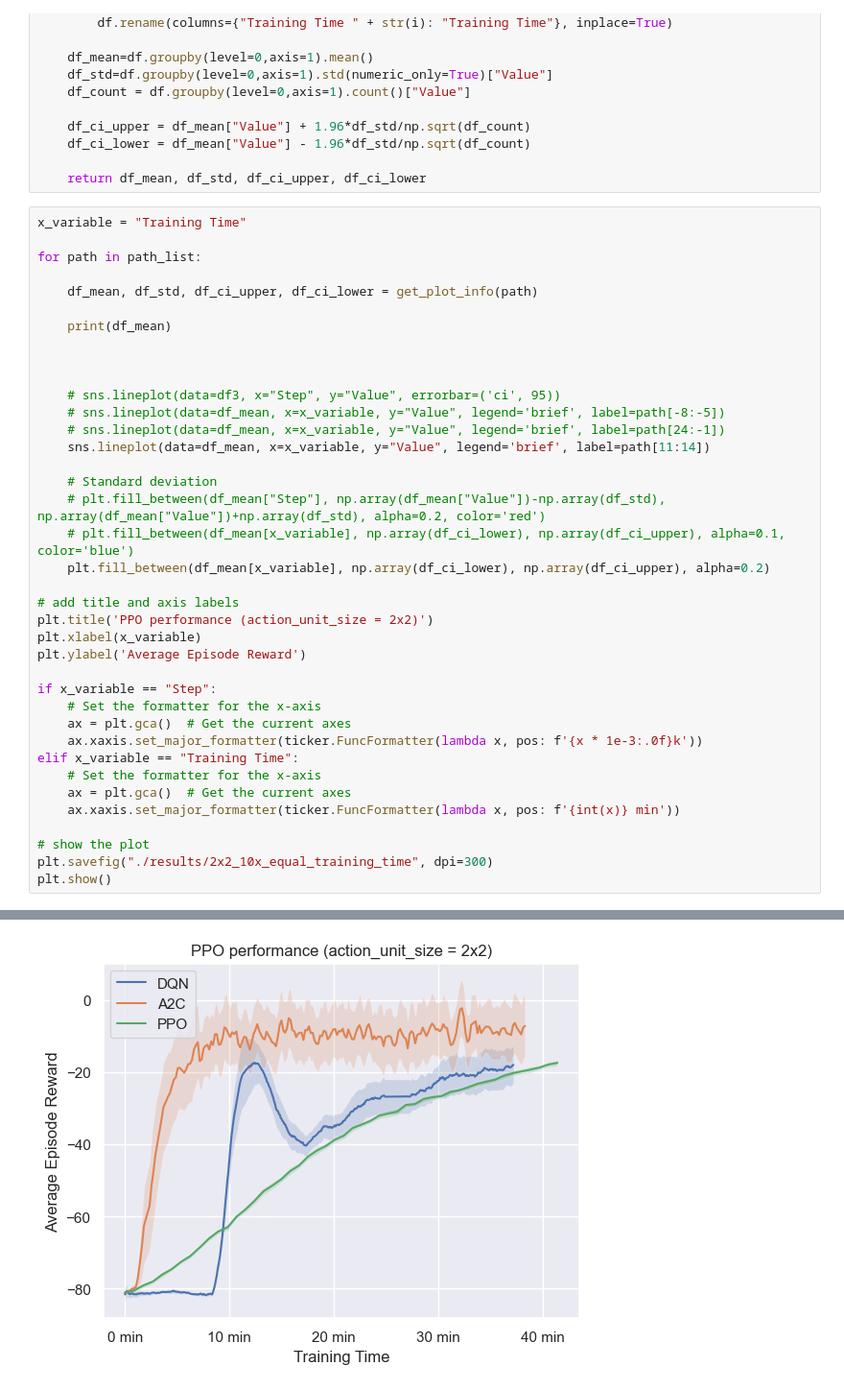
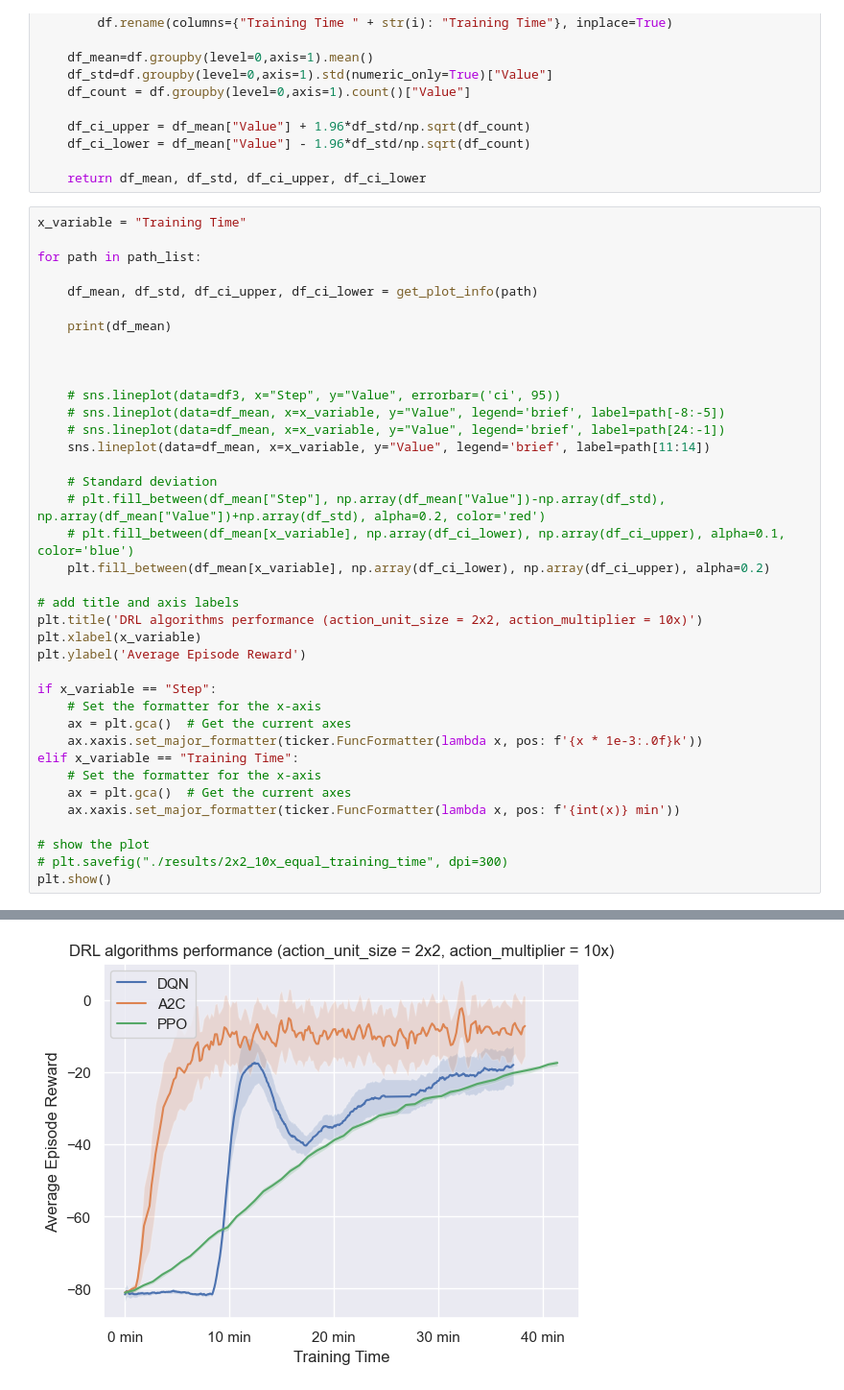
Before and after one commit to AnmolS99/BioGym, a Jupyter notebook: plots.ipynb, the cells around one changed output, grey strips where cells are left out. Shown: that part at 96% size. Cells and saved outputs as stored; diff of their text form.

```diff
--- a/plots.ipynb
+++ b/plots.ipynb
@@ -57,38 +57,38 @@ for path in path_list:
     plt.fill_between(df_mean[x_variable], np.array(df_ci_lower), np.array(df_ci_upper), alpha=0.2)
 
 # add title and axis labels
-plt.title('PPO performance (action_unit_size = 2x2)')
+plt.title('DRL algorithms performance (action_unit_size = 2x2, action_multiplier = 10x)')
 plt.xlabel(x_variable)
 plt.ylabel('Average Episode Reward')
 
 if x_variable == "Step":
     # Set the formatter for the x-axis
     ax = plt.gca()  # Get the current axes
     ax.xaxis.set_major_formatter(ticker.FuncFormatter(lambda x, pos: f'{x * 1e-3:.0f}k'))
 elif x_variable == "Training Time":
     # Set the formatter for the x-axis
     ax = plt.gca()  # Get the current axes
     ax.xaxis.set_major_formatter(ticker.FuncFormatter(lambda x, pos: f'{int(x)} min'))
 
 # show the plot
-plt.savefig("./results/2x2_10x_equal_training_time", dpi=300)
+# plt.savefig("./results/2x2_10x_equal_training_time", dpi=300)
 plt.show()
 # %% [output]
          Step  Training Time      Value     Wall time
 0       400.0       0.000000 -81.595599  1.680644e+09
 1       800.0       0.067442 -81.254594  1.680644e+09
 2      1200.0       0.134518 -80.712152  1.680644e+09
 3      1600.0       0.201654 -80.676216  1.680644e+09
 4      2000.0       0.268981 -80.977597  1.680644e+09
 ..        ...            ...        ...           ...
 495  198400.0      36.921023 -18.639962  1.680646e+09
 496  198800.0      36.991750 -18.586200  1.680646e+09
 497  199200.0      37.062590 -18.319586  1.680646e+09
 498  199600.0      37.133661 -18.073764  1.680646e+09
 499  200000.0      37.204533 -17.994234  1.680646e+09
 ... (62 lines left out)
 45  753664.0      38.851163 -19.288461  1.684650e+09
 46  770048.0      39.701947 -18.720225  1.684650e+09
 47  786432.0      40.555829 -17.875290  1.684650e+09
 48  802816.0      41.415126 -17.429199  1.684650e+09
-[figure, old version]
+[figure, new version]
```
Also changed, not shown: 2 other files.
